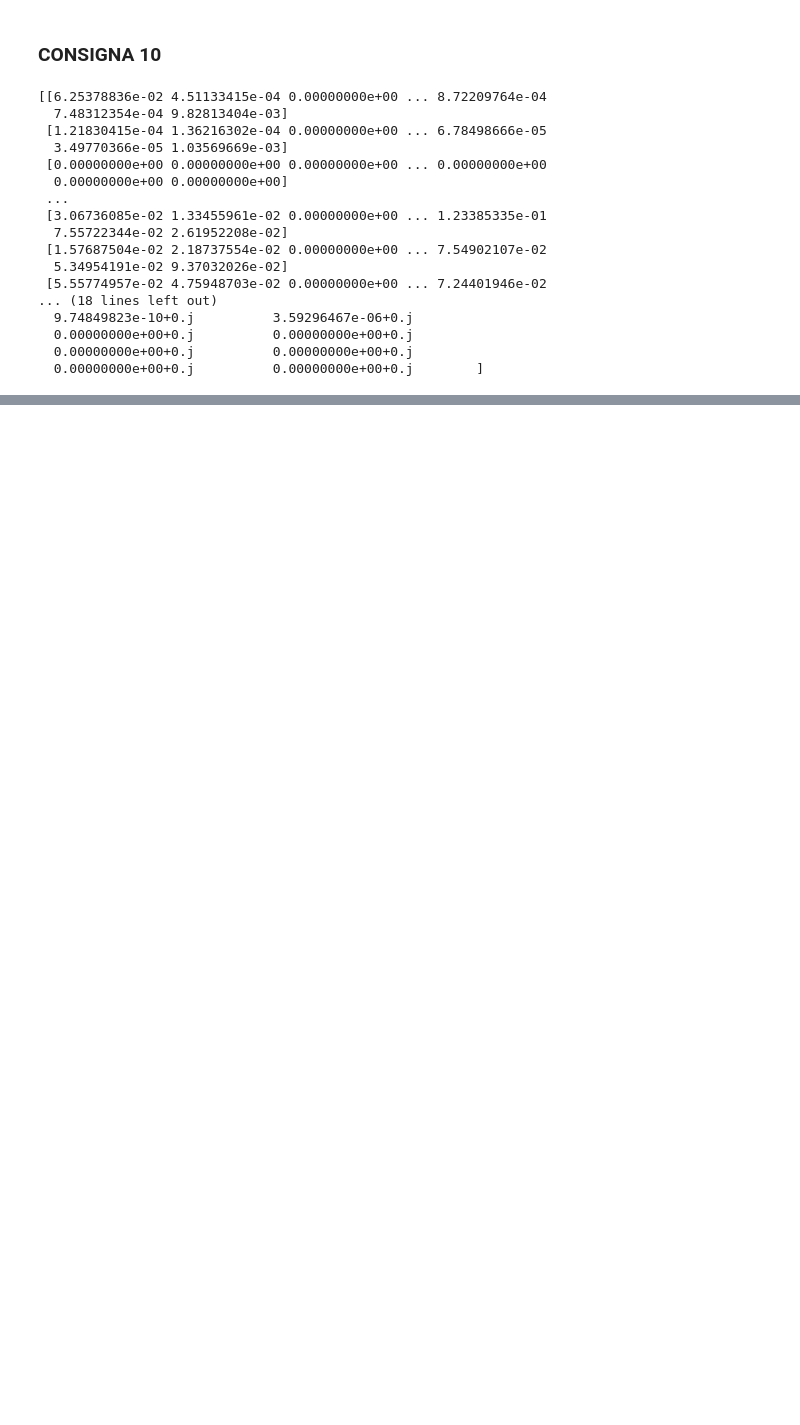
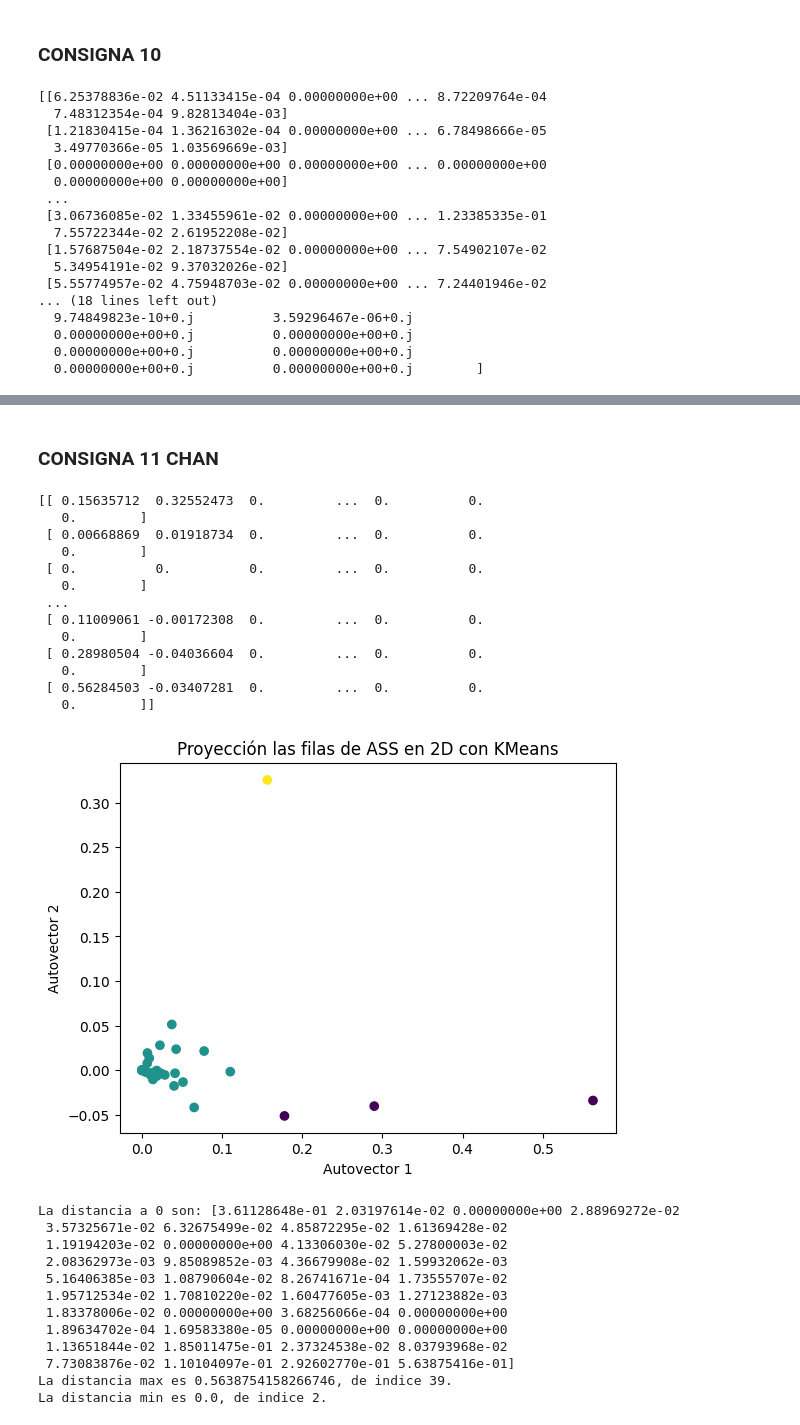
Before and after one commit to SoutoSebastian/TP2-ALC, a Jupyter notebook: TP2/grupo_31_TP2.ipynb, the cells around one changed output, grey strips where cells are left out. Cells and saved outputs as stored; diff of their text form; code cells hidden in the pictures; blank space fills up the shorter version.

Commit message:
arranque el 10, pero se estan complicando algunas cosas

```diff
--- a/TP2/grupo_31_TP2.ipynb
+++ b/TP2/grupo_31_TP2.ipynb
@@ -661,7 +651,7 @@ print(np.linalg.eigvals(H))
 
 Hnorm = E40 @ H
 
-lambda1, v1, lambda2, v2 = Hotelling(Hnorm, 0.0001)
+lambda1, v1H, lambda2, v2H = Hotelling(Hnorm, 0.0001)
 
 print(f'Mayor autovalor de H: {lambda1}')
 print(f'Autovector asociado al mayor autovalor de C: {v1}')
@@ -731,0 +720,72 @@ plt.show()
+# %% [markdown]
+### CONSIGNA 11 CHAN
+# %%
+#calculemos las ditancia al origen de cada punto de ASS normal
+
+
+#despues pongo todo esto mejor pero para calcularlo aca a la vsita
+autovector1 = v1
+autovector2 = v2
+
+# los convertimos en una matriz de 2x40
+matriz2cols = np.column_stack((autovector1, autovector2))
+
+ceros =np.zeros((40,38))
+#llamo V a la matriz que tiene como primeras columas a los autovectores y el resto 0
+V = np.column_stack((matriz2cols, ceros))
+# proyectamos ASS
+proyeccion = ASS_arr @ V
+print (proyeccion)
+
+
+
+# Aplicamos KMeans para agrupar los datos en 3 clusters
+kmeans = KMeans(n_clusters=3, random_state=4)
+clusters = kmeans.fit_predict(proyeccion)
+
+# Graficamos los resultados
+scatter = plt.scatter(proyeccion[:, 0], proyeccion[:, 1], c=clusters)
+plt.title("Proyección las filas de ASS en 2D con KMeans")
+plt.xlabel("Autovector 1")
+plt.ylabel("Autovector 2")
+plt.show()
+
+
+distancias_0 = np.linalg.norm(proyeccion,axis=1)
+print("La distancia a 0 son:", distancias_0)
+
+indice_max = np.argmax(distancias_0)
+indice_min = np.argmin(distancias_0)
+
+print(f'La distancia max es {distancias_0[indice_max]}, de indice {indice_max}.')
+
+print(f'La distancia min es {distancias_0[indice_min]}, de indice {indice_min}.')
+
+#para identificar estos puntos nos tendriamos que sortear a las filas 39 y 2 de ASS, y ver a q insumos se reifeiren
+# %% [output]
+[[ 0.15635712  0.32552473  0.         ...  0.          0.
+   0.        ]
+ [ 0.00668869  0.01918734  0.         ...  0.          0.
+   0.        ]
+ [ 0.          0.          0.         ...  0.          0.
+   0.        ]
+ ...
+ [ 0.11009061 -0.00172308  0.         ...  0.          0.
+   0.        ]
+ [ 0.28980504 -0.04036604  0.         ...  0.          0.
+   0.        ]
+ [ 0.56284503 -0.03407281  0.         ...  0.          0.
+   0.        ]]
+[figure, added]
+La distancia a 0 son: [3.61128648e-01 2.03197614e-02 0.00000000e+00 2.88969272e-02
+ 3.57325671e-02 6.32675499e-02 4.85872295e-02 1.61369428e-02
+ 1.19194203e-02 0.00000000e+00 4.13306030e-02 5.27800003e-02
+ 2.08362973e-03 9.85089852e-03 4.36679908e-02 1.59932062e-03
+ 5.16406385e-03 1.08790604e-02 8.26741671e-04 1.73555707e-02
+ 1.95712534e-02 1.70810220e-02 1.60477605e-03 1.27123882e-03
+ 1.83378006e-02 0.00000000e+00 3.68256066e-04 0.00000000e+00
+ 1.89634702e-04 1.69583380e-05 0.00000000e+00 0.00000000e+00
+ 1.13651844e-02 1.85011475e-01 2.37324538e-02 8.03793968e-02
+ 7.73083876e-02 1.10104097e-01 2.92602770e-01 5.63875416e-01]
+La distancia max es 0.5638754158266746, de indice 39.
+La distancia min es 0.0, de indice 2.
```
Also changed, not shown: parts of 8 cells of this notebook.
